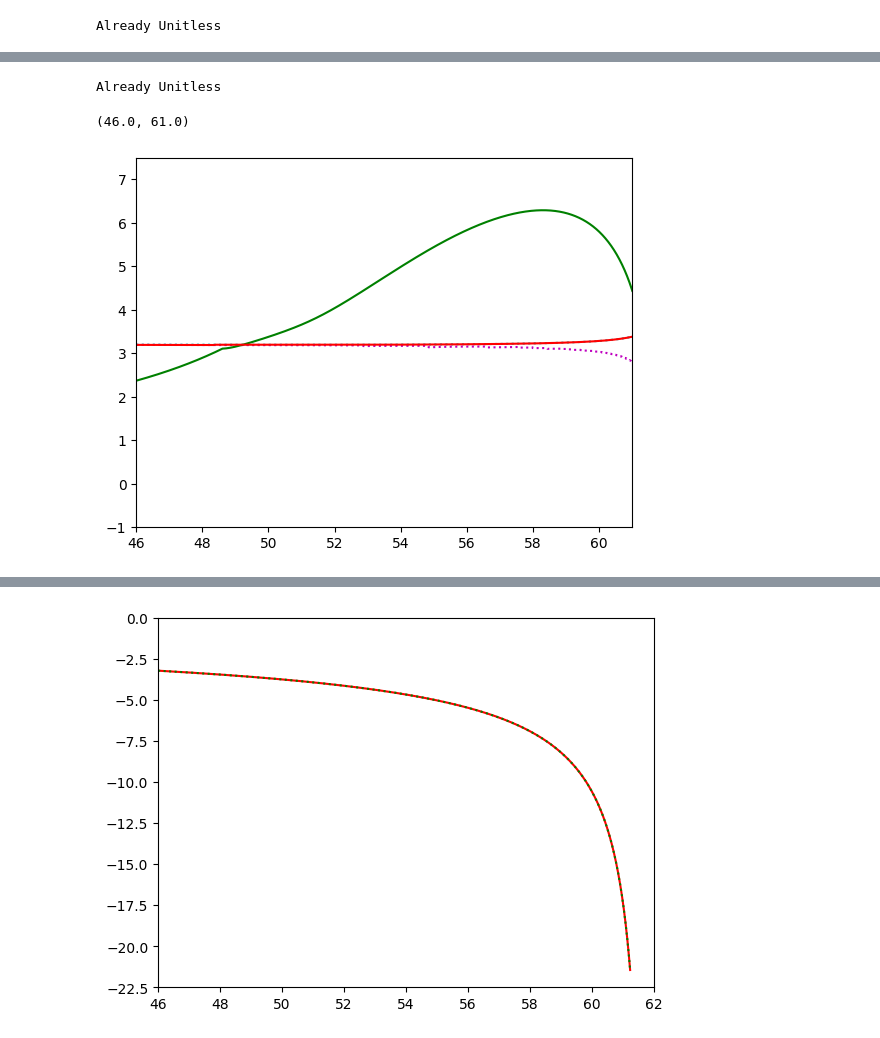
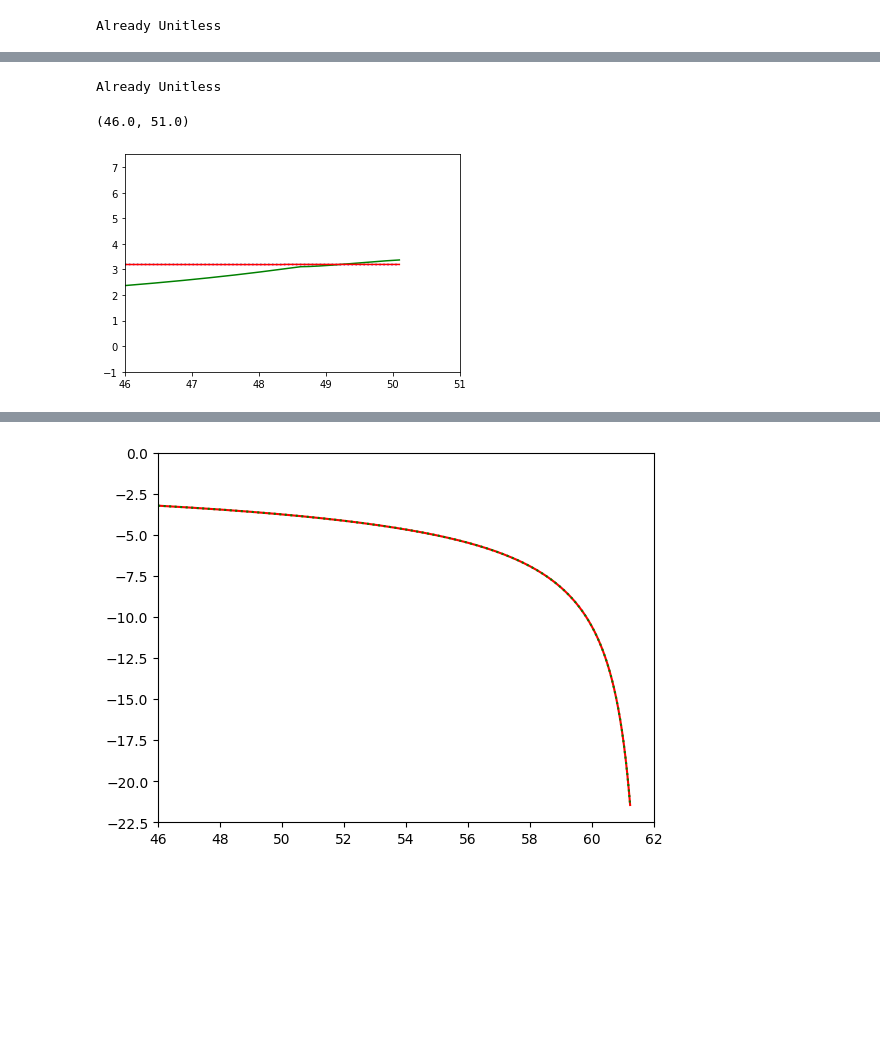
Before and after one commit to richard-von-eckardstein/GEFF, a Jupyter notebook: GEFTestGround.ipynb, the cells around one changed output, grey strips where cells are left out. Drawn from its saved outputs; the diff is of its cells as text; code cells hidden in the pictures; blank space fills up the shorter version.

```diff
--- a/GEFTestGround.ipynb
+++ b/GEFTestGround.ipynb
@@ -237,23 +244,23 @@ H.SaveData()
 # %%
 H.Unitless()
 t = H.vals["t"]
 a = H.vals["a"]
 N = H.vals["N"]
 khO = H.vals["khO"]
 khE = H.vals["khE"]
 ks = H.vals["kS"]
 kh = H.vals["kh"]
 plt.plot(N, khE/a, "c:")
 plt.plot(N, khO/a, "m:")
 plt.plot(N, ks/a, "g")
 plt.plot(N, kh/a, "r")
 #plt.plot(N, np.log(ks/kh))
 plt.ylim(-1,7.5)
-plt.xlim(46, 61)
+plt.xlim(46, 51)
 # %% [output]
 Already Unitless
-(46.0, 61.0)
+(46.0, 51.0)
-[figure, old version]
+[figure, new version]
 # %%
 
 plt.plot(N, khO, "c:")
```
Also changed, not shown: parts of 6 cells of this notebook, 2 other files.
